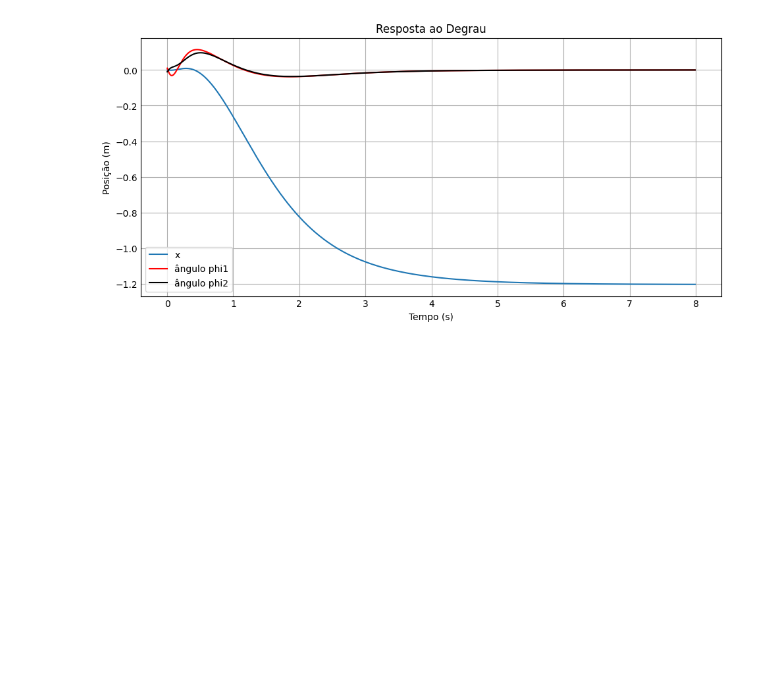
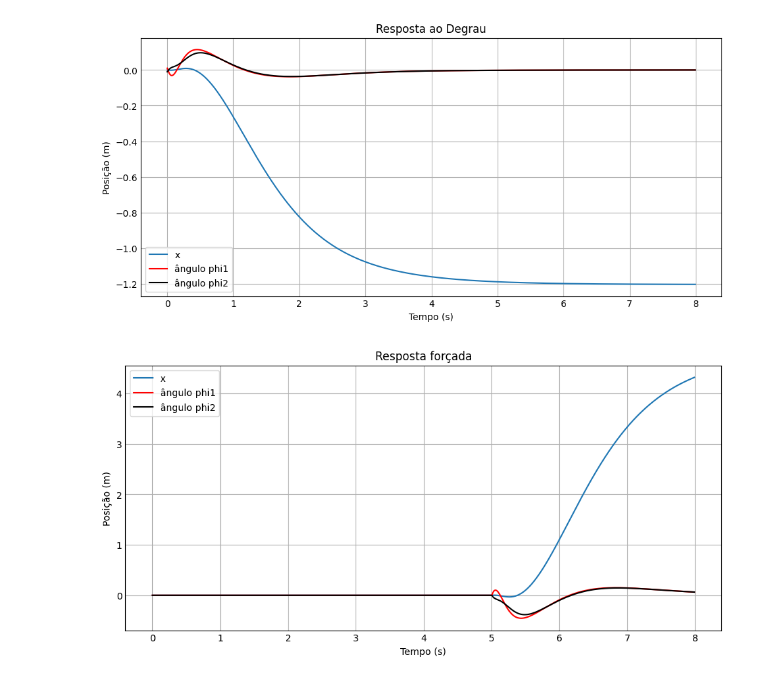
Before and after one commit to thebrendonbarbosa/Projeto_TCC_DPI_Thalyson, a Jupyter notebook: scripts/Controladores/LQR/LQR_duplo_pêndulo.ipynb, the cells around one changed output. Saved outputs shown, nothing was run; the diff lists cells and outputs as text; code cells hidden in the pictures; blank space fills up the shorter version.

```diff
--- a/scripts/Controladores/LQR/LQR_duplo_pêndulo.ipynb
+++ b/scripts/Controladores/LQR/LQR_duplo_pêndulo.ipynb
@@ -128,3 +128,36 @@ subplots[1].legend()
 plt.show()
 # %% [output]
 [figure]
+# %%
+# Aplicando entrada
+
+# Definindo a função de entrada personalizada
+def input_signal(t, t_entrada_apply, amplitude_pert):
+    return amplitude_pert if t >= t_entrada_apply else 0
+
+# Instante de tempo em que a entrada será aplicada
+t_entrada_apply = 5
+
+# Amplitude da entrada
+amplitude_pert = 4
+amplitude_pert = -4
+
+# Aplicando a entrada
+u = [input_signal(t_i, t_entrada_apply, amplitude_pert) for t_i in t]
+
+# Calculando a resposta do sistema com a entrada aplicada
+#t_out, y_out, w_out = ct.forced_response(Wip, T=t, U=u)
+t_out, y_out= ct.forced_response(Wip, T=t, U=u)
+# Plotando a saída
+subplots = plt.subplots(1, 1, figsize=(largura, altura))
+subplots[1].plot(t_out, y_out[0],label='x')
+subplots[1].plot(t_out, y_out[1],'-r', label='ângulo phi1')
+subplots[1].plot(t_out, y_out[2],'-k',label='ângulo phi2')
+subplots[1].set_title('Resposta forçada')
+subplots[1].set_xlabel('Tempo (s)')
+subplots[1].set_ylabel('Posição (m)')
+subplots[1].grid(True)
+subplots[1].legend()
+plt.show()
+# %% [output]
+[figure, added]
```
